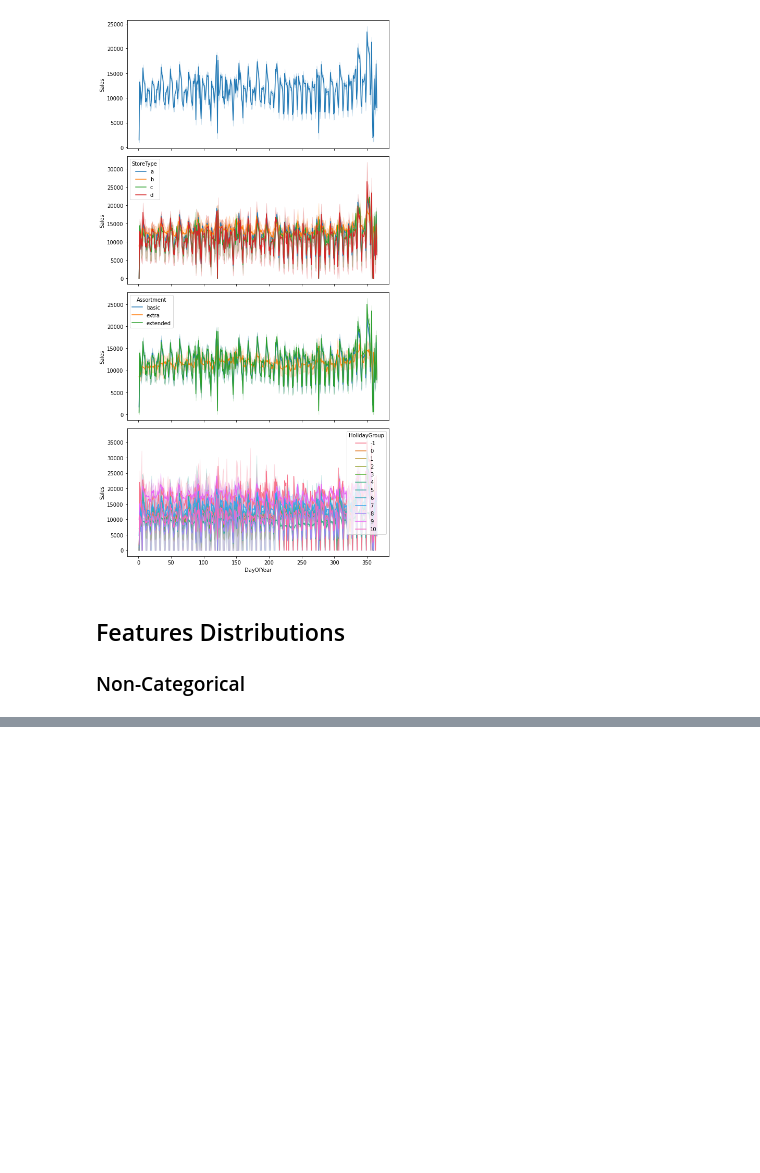
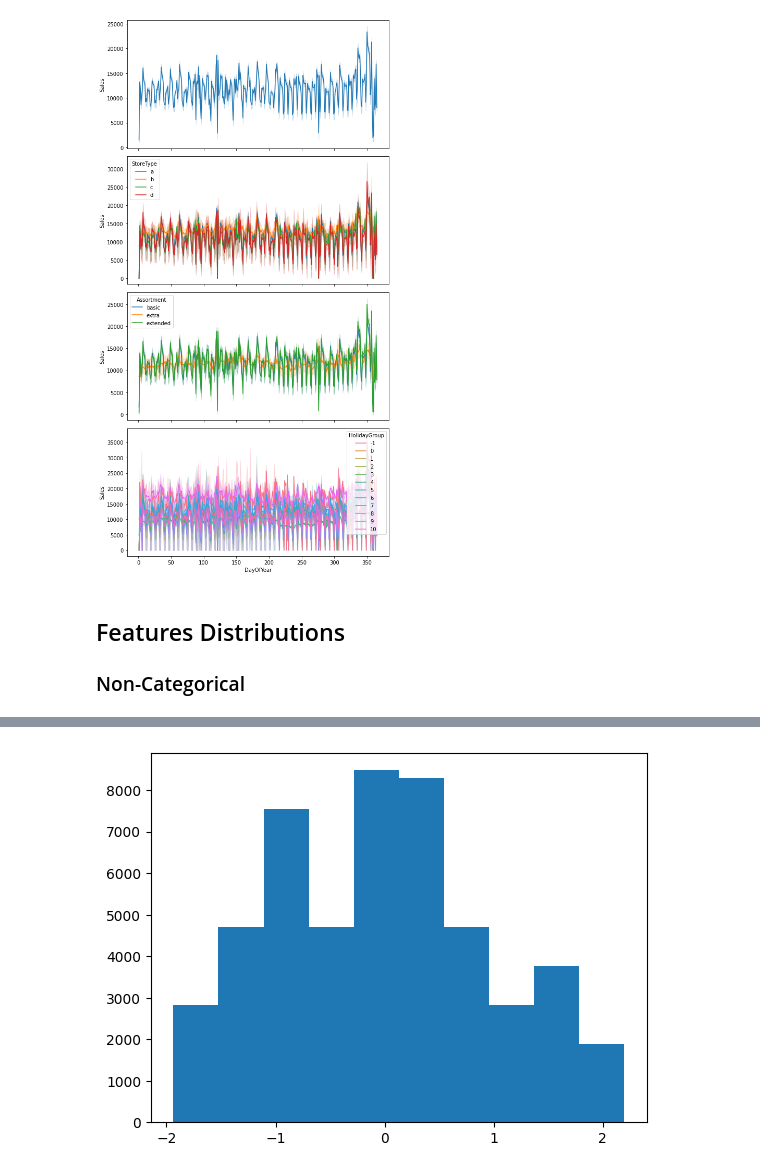
Before and after one commit to deichbrise/assessment-max, a Jupyter notebook: rossmann/model/EDA.ipynb, the cells around one changed output, grey strips where cells are left out. Saved outputs shown, nothing was run; the diff lists cells and outputs as text; code cells hidden in the pictures; blank space fills up the shorter version.

```diff
--- a/rossmann/model/EDA.ipynb
+++ b/rossmann/model/EDA.ipynb
@@ -208,0 +285,5 @@ sns.pairplot(subset_train_extracted_features[non_cat], kind='hist', diag_kind='k
+# %%
+from sklearn.preprocessing import PowerTransformer, RobustScaler
+_ = plt.hist(PowerTransformer().fit_transform(subset_train_extracted_features[["CompetitionDistance"]]))
+# %% [output]
+[figure, added]
```
Also changed, not shown: parts of 17 cells of this notebook, 17 other files.
